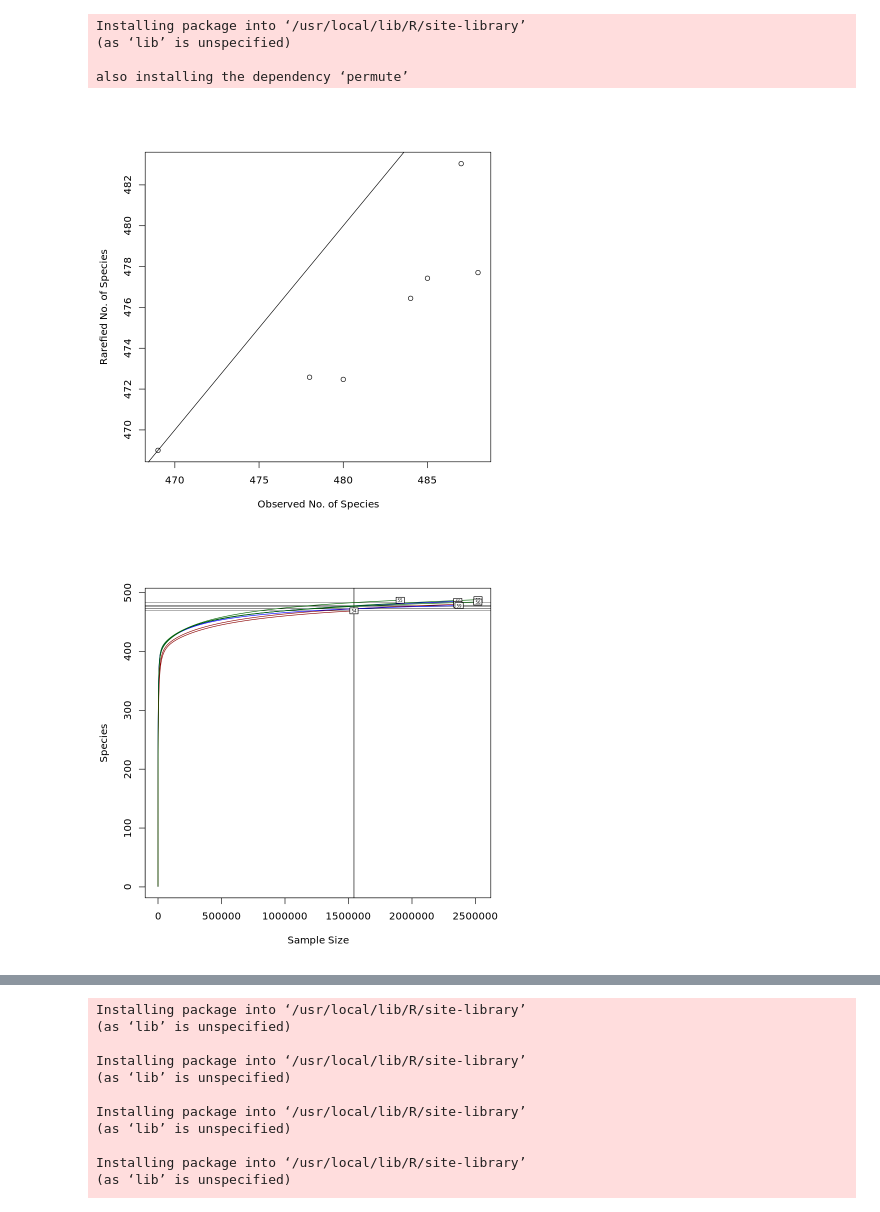
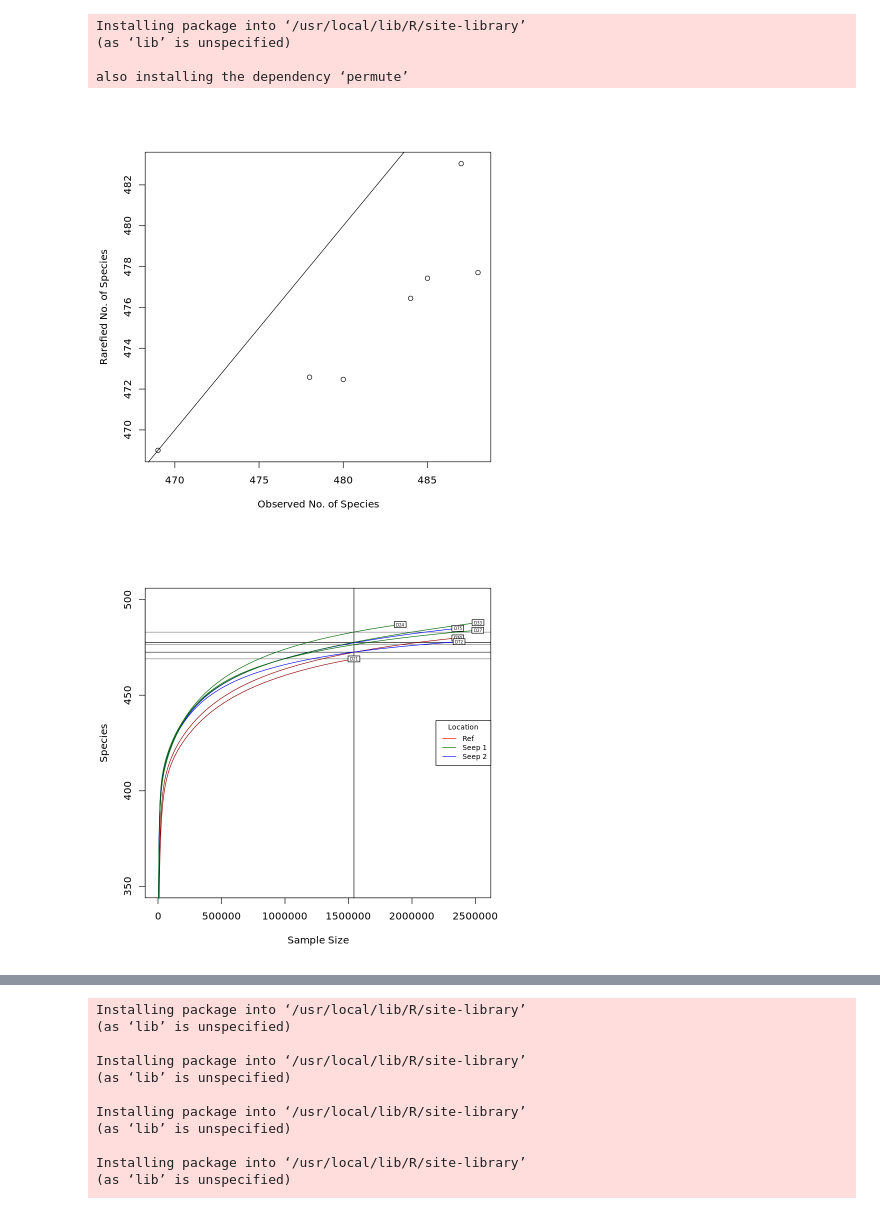
Before and after one commit to hleffler/Microbial-visualization, a Jupyter notebook: REU_hleffler.ipynb, the cells around one changed output, grey strips where cells are left out. Cells and saved outputs as stored; diff of their text form; code cells hidden in the pictures.

```diff
--- a/REU_hleffler.ipynb
+++ b/REU_hleffler.ipynb
@@ -109,33 +114,36 @@ also installing the dependency ‘permute’
 # %%
 library(vegan);
 
 #importing the file and parsing the file correctly
 #Replace the kraken.csv name to the actual filename.
 Data=read.table("kraken_report_final_taxa_table.csv", sep=",", row.names = 1, header=TRUE);
 
 #replacing long file names with shorter ones
-colnames(Data)[1:7] = c("60","57","58","59","55","54","56")
+colnames(Data)[1:7] = c("D75","D30","D33","D72","D24","D21","D27")
 
 Data_t=as.data.frame(t(Data));
 
 #count the number of species
 S = specnumber(Data_t);
 raremax = min(rowSums(Data_t));
 #print(raremax);
 
 #Rarefaction of the samples
 Srare = rarefy(Data_t, raremax);
 #print(Srare);
 
 #plotting the rarefaction curves
 plot(S, Srare, xlab = "Observed No. of Species", ylab = "Rarefied No. of Species")
 abline(0, 1)
 rarecurve(Data_t, step =20, sample = raremax,
           col = c("blue", "darkred", "darkgreen", "blue", "darkgreen", "darkred", "darkgreen"),
-          cex = 0.4, )
+          cex = 0.4, ylim=c(350, 500))
+legend("right", legend=c("Ref", "Seep 1", "Seep 2"),
+       col=c("red", "darkgreen","blue"), lty=1, cex=0.7,
+       title="Location", text.font=1)
 # %% [output]
 [figure]
-[figure, old version]
+[figure, new version]
 # %% [markdown]
 ** Graph explained **
 
```
Also changed, not shown: parts of 24 cells of this notebook.
